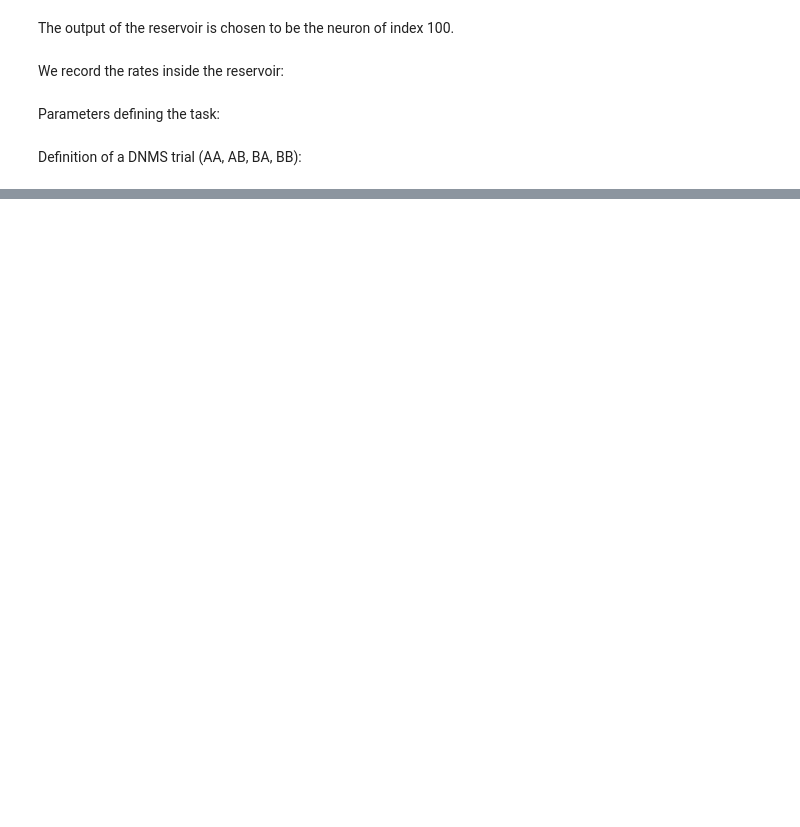
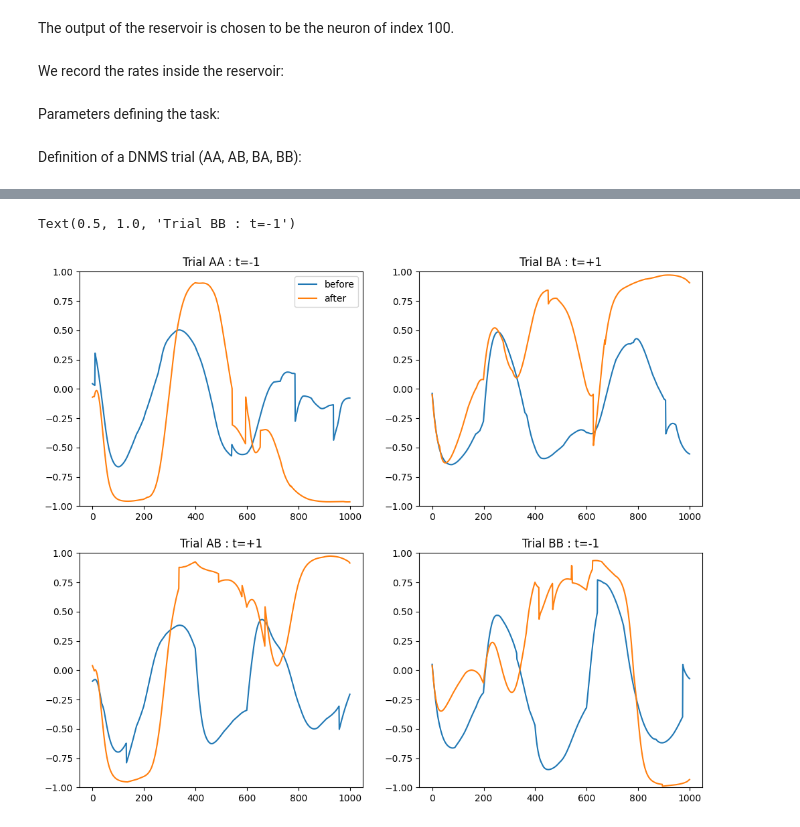
Before and after one commit to ANNarchy/ANNarchy.github.io, a Jupyter notebook: notebooks/Miconi.ipynb, the cells around one changed output, grey strips where cells are left out. Drawn from its saved outputs; the diff is of its cells as text; code cells hidden in the pictures; blank space fills up the shorter version.

```diff
--- a/notebooks/Miconi.ipynb
+++ b/notebooks/Miconi.ipynb
@@ -301,0 +286,26 @@ plt.show()
+# %%
+plt.figure(figsize=(12, 10))
+plt.subplot(221)
+plt.plot(initialAA[:, output_neuron], label='before')
+plt.plot(recordsAA[:, output_neuron], label='after')
+plt.legend()
+plt.ylim((-1., 1.))
+plt.title('Trial AA : t=-1')
+plt.subplot(222)
+plt.plot(initialBA[:, output_neuron], label='before')
+plt.plot(recordsBA[:, output_neuron], label='after')
+plt.ylim((-1., 1.))
+plt.title('Trial BA : t=+1')
+plt.subplot(223)
+plt.plot(initialAB[:, output_neuron], label='before')
+plt.plot(recordsAB[:, output_neuron], label='after')
+plt.ylim((-1., 1.))
+plt.title('Trial AB : t=+1')
+plt.subplot(224)
+plt.plot(initialBB[:, output_neuron], label='before')
+plt.plot(recordsBB[:, output_neuron], label='after')
+plt.ylim((-1., 1.))
+plt.title('Trial BB : t=-1')
+# %% [output]
+Text(0.5, 1.0, 'Trial BB : t=-1')
+[figure, added]
```
Also changed, not shown: parts of 15 cells of this notebook, 37 other files.
